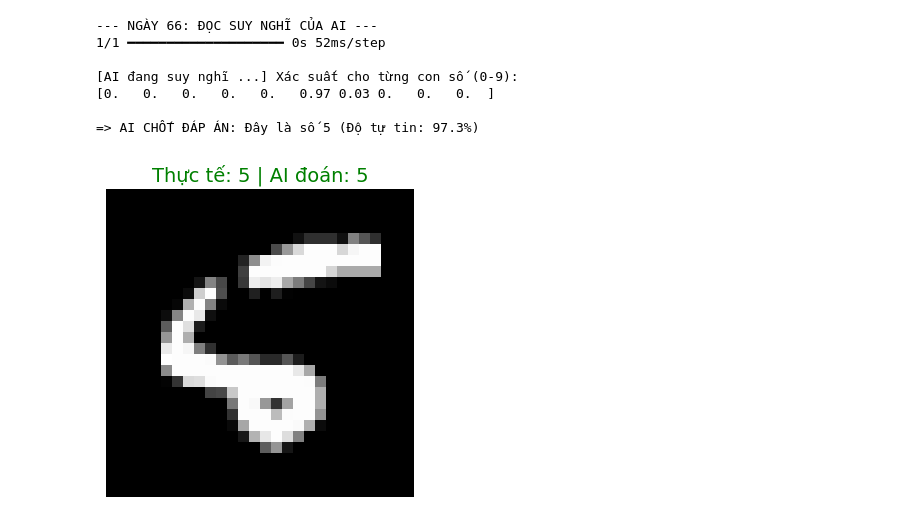
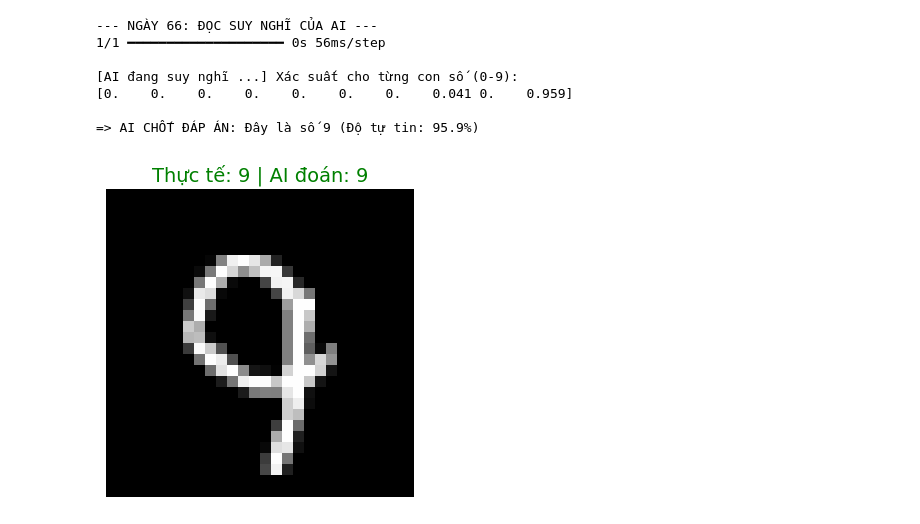
Before and after one commit to DucMinh26/AI, a Jupyter notebook: Jarvis_Project/notebooks/vision.ipynb, the cells around one changed output. Saved outputs shown, nothing was run; the diff lists cells and outputs as text; code cells hidden in the pictures.

```diff
--- a/Jarvis_Project/notebooks/vision.ipynb
+++ b/Jarvis_Project/notebooks/vision.ipynb
@@ -306,39 +156,40 @@ import matplotlib.pyplot as plt
 print("\n--- NGÀY 66: ĐỌC SUY NGHĨ CỦA AI ---")
 
 #1.Bốc bừa 1 bức ảnh
-anh_thu = X_test_img[8]
-nhan_thuc_te = y_test_img[8]
+vi_tri = 999
+anh_thu = X_test_img[vi_tri]
+nhan_thuc_te = y_test_img[vi_tri]
 
 #2.Đưa ảnh cho AI dự đoán
 #Lưu ý: AI luôn yêu cầu đầu vào là 1 xấp ảnh
 #Dù chỉ có 1 ảnh vẫn phải bọc lại thành 1 xấp (1,28,28) để AI hiểu là nhận vào 1 ảnh cỡ 28x28
 anh_dua_vao = anh_thu.reshape(1,28,28)
 du_doan = model_vision.predict(anh_dua_vao)
 
 #3. In ra suy nghĩ của AI
 print(f"\n[AI đang suy nghĩ ...] Xác suất cho từng con số (0-9):")
-xac_suat_10_so = np.round(du_doan[0],2)
+xac_suat_10_so = np.round(du_doan[0],3)
 print(xac_suat_10_so)
 
 so_ai_chon = np.argmax(du_doan[0])
 do_tu_tin = np.max(du_doan[0]) * 100
 
 print(f"\n=> AI CHỐT ĐÁP ÁN: Đây là số {so_ai_chon} (Độ tự tin: {do_tu_tin:.1f}%)")
 
 #5. Vẽ bức ảnh đó ra xem
 plt.figure(figsize=(4,4))
 plt.imshow(anh_thu, cmap='gray')
 
 mau_chu = 'green' if so_ai_chon == nhan_thuc_te else 'red'
 plt.title(f"Thực tế: {nhan_thuc_te} | AI đoán: {so_ai_chon}", color=mau_chu, fontsize=14)
 plt.axis('off')
 plt.show()
 # %% [output]
 --- NGÀY 66: ĐỌC SUY NGHĨ CỦA AI ---
-1/1 ━━━━━━━━━━━━━━━━━━━━ 0s 52ms/step
+1/1 ━━━━━━━━━━━━━━━━━━━━ 0s 56ms/step
 
 [AI đang suy nghĩ ...] Xác suất cho từng con số (0-9):
-[0.   0.   0.   0.   0.   0.97 0.03 0.   0.   0.  ]
+[0.    0.    0.    0.    0.    0.    0.    0.041 0.    0.959]
 
-=> AI CHỐT ĐÁP ÁN: Đây là số 5 (Độ tự tin: 97.3%)
+=> AI CHỐT ĐÁP ÁN: Đây là số 9 (Độ tự tin: 95.9%)
-[figure, old version]
+[figure, new version]
```
Also changed, not shown: parts of 5 cells of this notebook.
